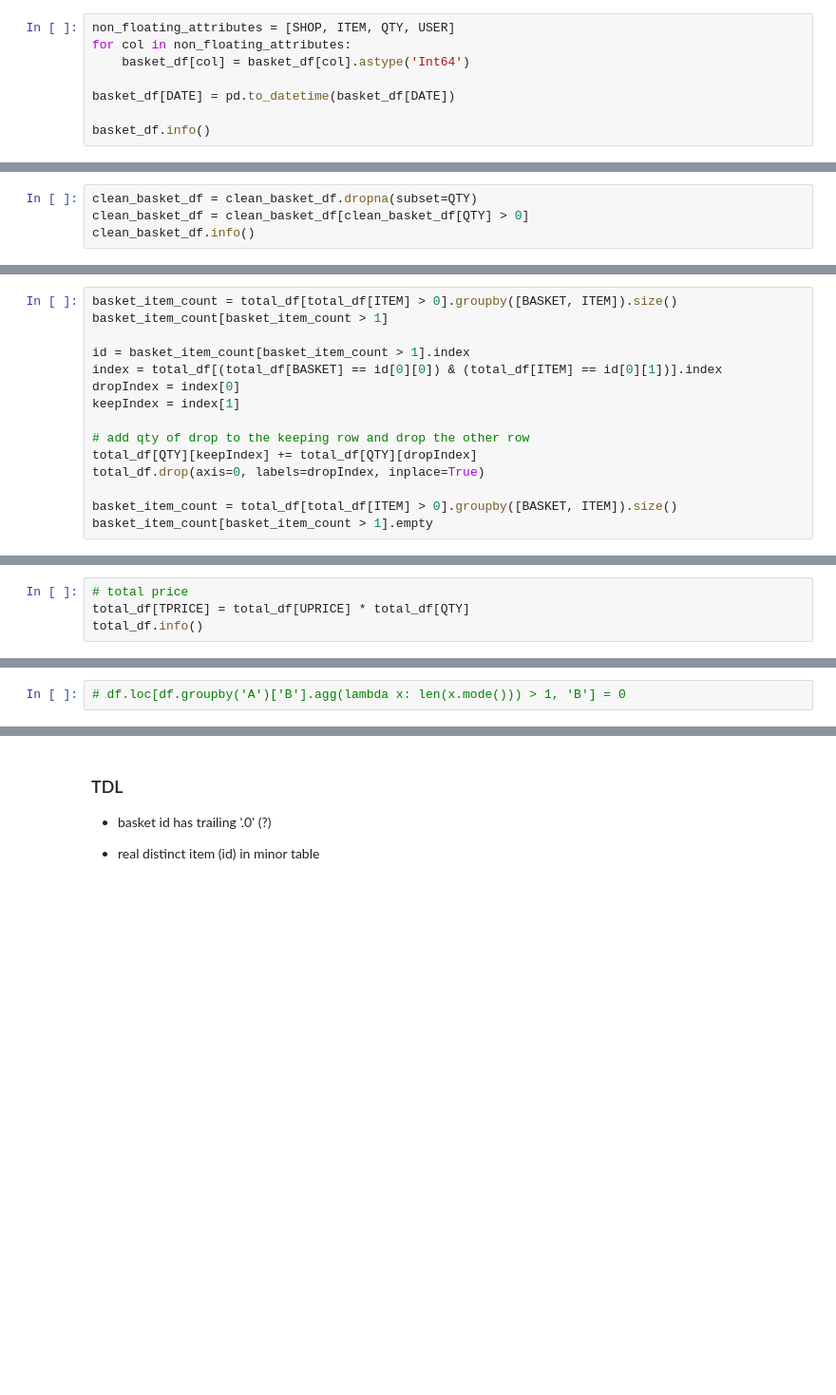
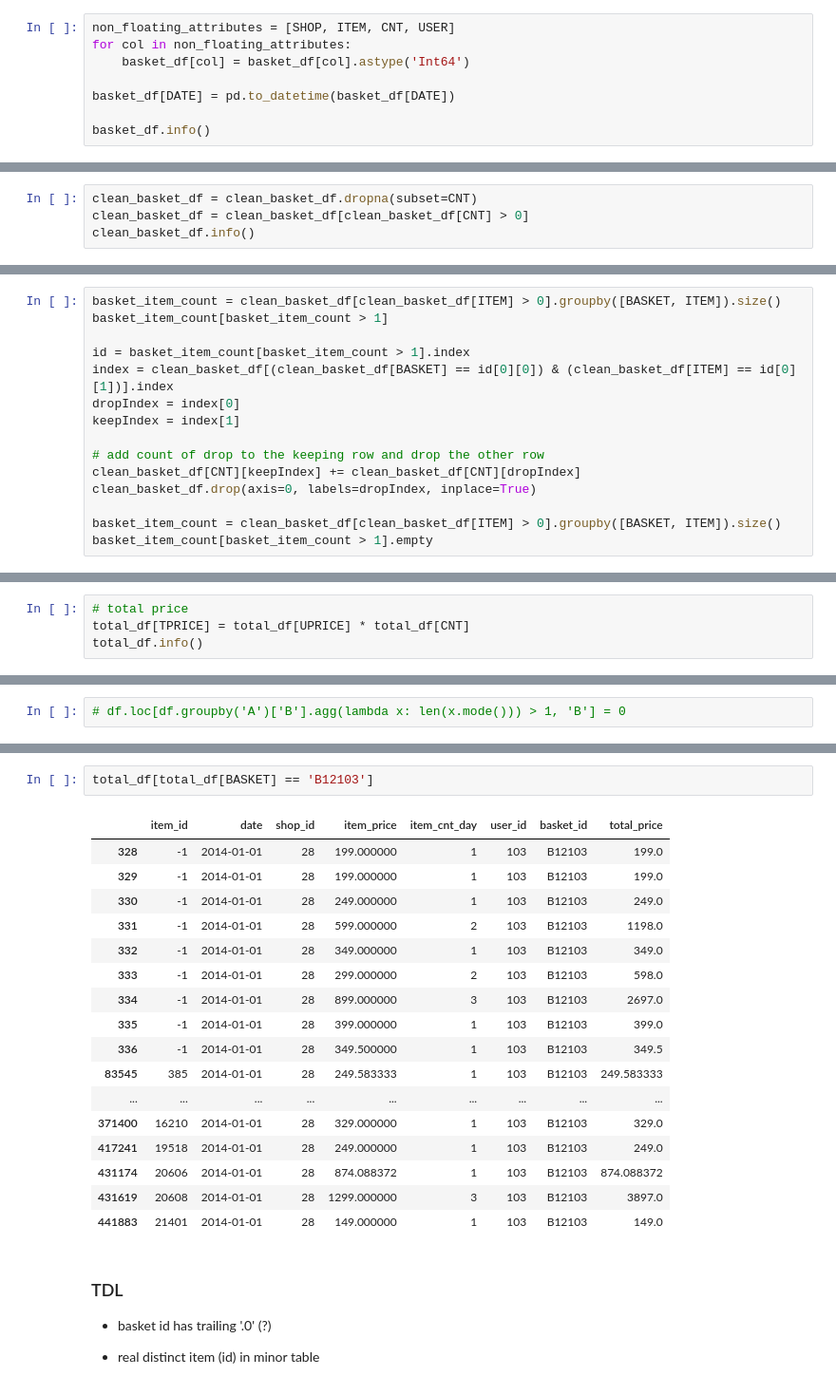
Before and after one commit to frankpietro/dm-project, a Jupyter notebook: dm.ipynb, the cells around one changed output, grey strips where cells are left out. Shown at 95% size. Saved outputs shown, nothing was run; the diff lists cells and outputs as text; blank space fills up the shorter version.

```diff
--- a/dm.ipynb
+++ b/dm.ipynb
@@ -85,7 +85,7 @@ basket_df = original_basket_df
 # %% [markdown]
 ### Cleaning ID columns
 # %%
-non_floating_attributes = [SHOP, ITEM, QTY, USER]
+non_floating_attributes = [SHOP, ITEM, CNT, USER]
 for col in non_floating_attributes:
     basket_df[col] = basket_df[col].astype('Int64')
 
@@ -378,8 +378,8 @@ memory usage: 34.2+ MB
 # %% [markdown]
 ### Cleaning item columns
 # %%
-clean_basket_df = clean_basket_df.dropna(subset=QTY)
-clean_basket_df = clean_basket_df[clean_basket_df[QTY] > 0]
+clean_basket_df = clean_basket_df.dropna(subset=CNT)
+clean_basket_df = clean_basket_df[clean_basket_df[CNT] > 0]
 clean_basket_df.info()
 # %% [output]
 <class 'pandas.core.frame.DataFrame'>
@@ -477,18 +477,18 @@ memory usage: 29.5+ MB
 # %% [markdown]
 ### Baskets have unique entry for each item
 # %%
-basket_item_count = total_df[total_df[ITEM] > 0].groupby([BASKET, ITEM]).size()
+basket_item_count = clean_basket_df[clean_basket_df[ITEM] > 0].groupby([BASKET, ITEM]).size()
 basket_item_count[basket_item_count > 1]
 
 id = basket_item_count[basket_item_count > 1].index
-index = total_df[(total_df[BASKET] == id[0][0]) & (total_df[ITEM] == id[0][1])].index
+index = clean_basket_df[(clean_basket_df[BASKET] == id[0][0]) & (clean_basket_df[ITEM] == id[0][1])].index
 dropIndex = index[0]
 keepIndex = index[1]
 
-# add qty of drop to the keeping row and drop the other row
-total_df[QTY][keepIndex] += total_df[QTY][dropIndex]
-total_df.drop(axis=0, labels=dropIndex, inplace=True)
+# add count of drop to the keeping row and drop the other row
+clean_basket_df[CNT][keepIndex] += clean_basket_df[CNT][dropIndex]
+clean_basket_df.drop(axis=0, labels=dropIndex, inplace=True)
 
-basket_item_count = total_df[total_df[ITEM] > 0].groupby([BASKET, ITEM]).size()
+basket_item_count = clean_basket_df[clean_basket_df[ITEM] > 0].groupby([BASKET, ITEM]).size()
 basket_item_count[basket_item_count > 1].empty
 # %% [output]
@@ -523,7 +521,7 @@ True
 ### Record total price
 # %%
 # total price
-total_df[TPRICE] = total_df[UPRICE] * total_df[QTY]
+total_df[TPRICE] = total_df[UPRICE] * total_df[CNT]
 total_df.info()
 # %% [output]
 <class 'pandas.core.frame.DataFrame'>
@@ -842,3 +879,23 @@ df['B'] = df.groupby('A')['B'].apply(lambda x: x.replace(0 if len(x.mode()) > 1
+# %%
+total_df[total_df[BASKET] == 'B12103']
+# %% [output]
+|  | item_id | date | shop_id | item_price | item_cnt_day | user_id | basket_id | total_price |
+| 328 | -1 | 2014-01-01 | 28 | 199.000000 | 1 | 103 | B12103 | 199.0 |
+| 329 | -1 | 2014-01-01 | 28 | 199.000000 | 1 | 103 | B12103 | 199.0 |
+| 330 | -1 | 2014-01-01 | 28 | 249.000000 | 1 | 103 | B12103 | 249.0 |
+| 331 | -1 | 2014-01-01 | 28 | 599.000000 | 2 | 103 | B12103 | 1198.0 |
+| 332 | -1 | 2014-01-01 | 28 | 349.000000 | 1 | 103 | B12103 | 349.0 |
+| 333 | -1 | 2014-01-01 | 28 | 299.000000 | 2 | 103 | B12103 | 598.0 |
+| 334 | -1 | 2014-01-01 | 28 | 899.000000 | 3 | 103 | B12103 | 2697.0 |
+| 335 | -1 | 2014-01-01 | 28 | 399.000000 | 1 | 103 | B12103 | 399.0 |
+| 336 | -1 | 2014-01-01 | 28 | 349.500000 | 1 | 103 | B12103 | 349.5 |
+| 83545 | 385 | 2014-01-01 | 28 | 249.583333 | 1 | 103 | B12103 | 249.583333 |
+| ... | ... | ... | ... | ... | ... | ... | ... | ... |
+| 371400 | 16210 | 2014-01-01 | 28 | 329.000000 | 1 | 103 | B12103 | 329.0 |
+| 417241 | 19518 | 2014-01-01 | 28 | 249.000000 | 1 | 103 | B12103 | 249.0 |
+| 431174 | 20606 | 2014-01-01 | 28 | 874.088372 | 1 | 103 | B12103 | 874.088372 |
+| 431619 | 20608 | 2014-01-01 | 28 | 1299.000000 | 3 | 103 | B12103 | 3897.0 |
+| 441883 | 21401 | 2014-01-01 | 28 | 149.000000 | 1 | 103 | B12103 | 149.0 |
 # %% [markdown]
 ### TDL
 
```
Also changed, not shown: parts of 16 cells of this notebook.
